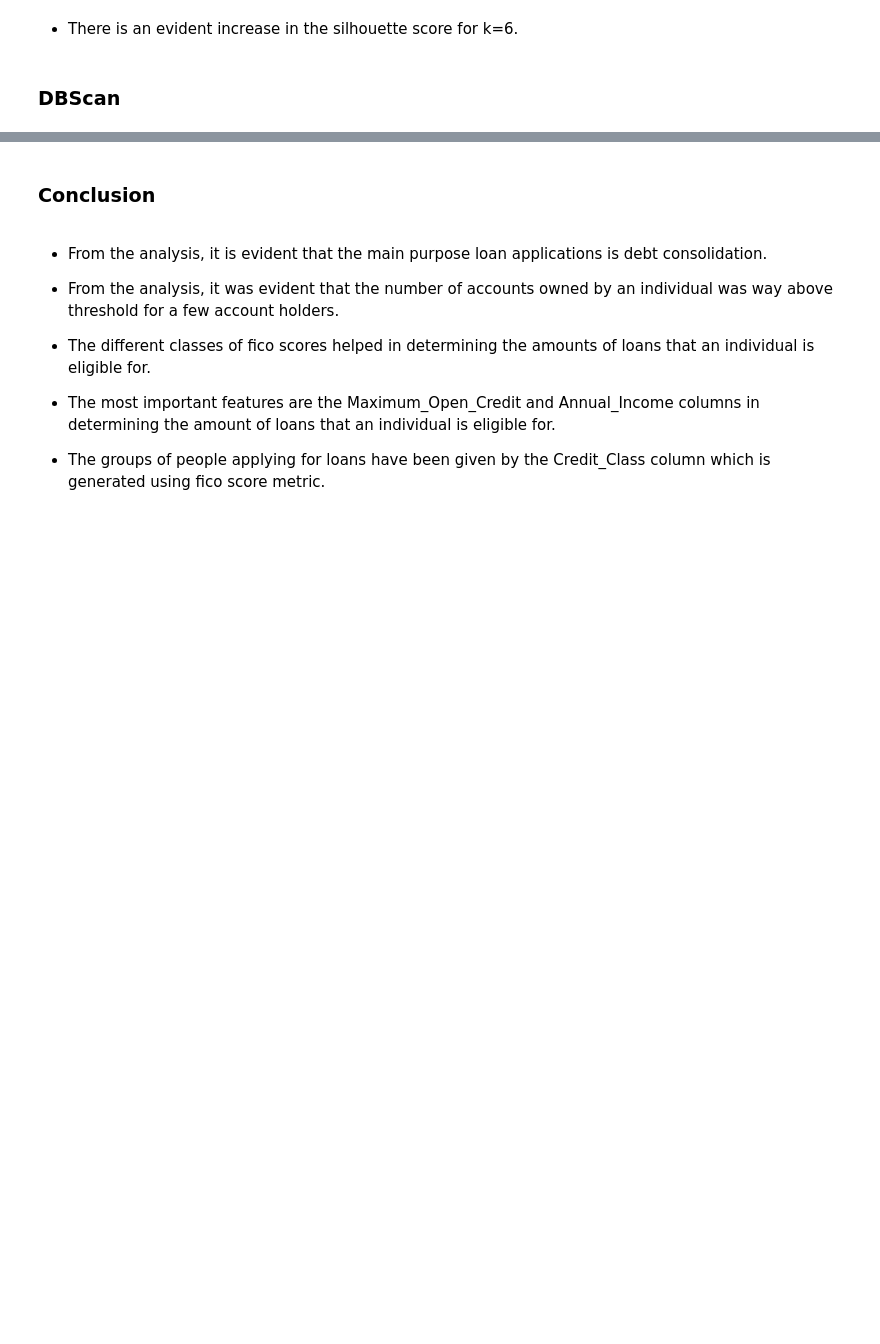
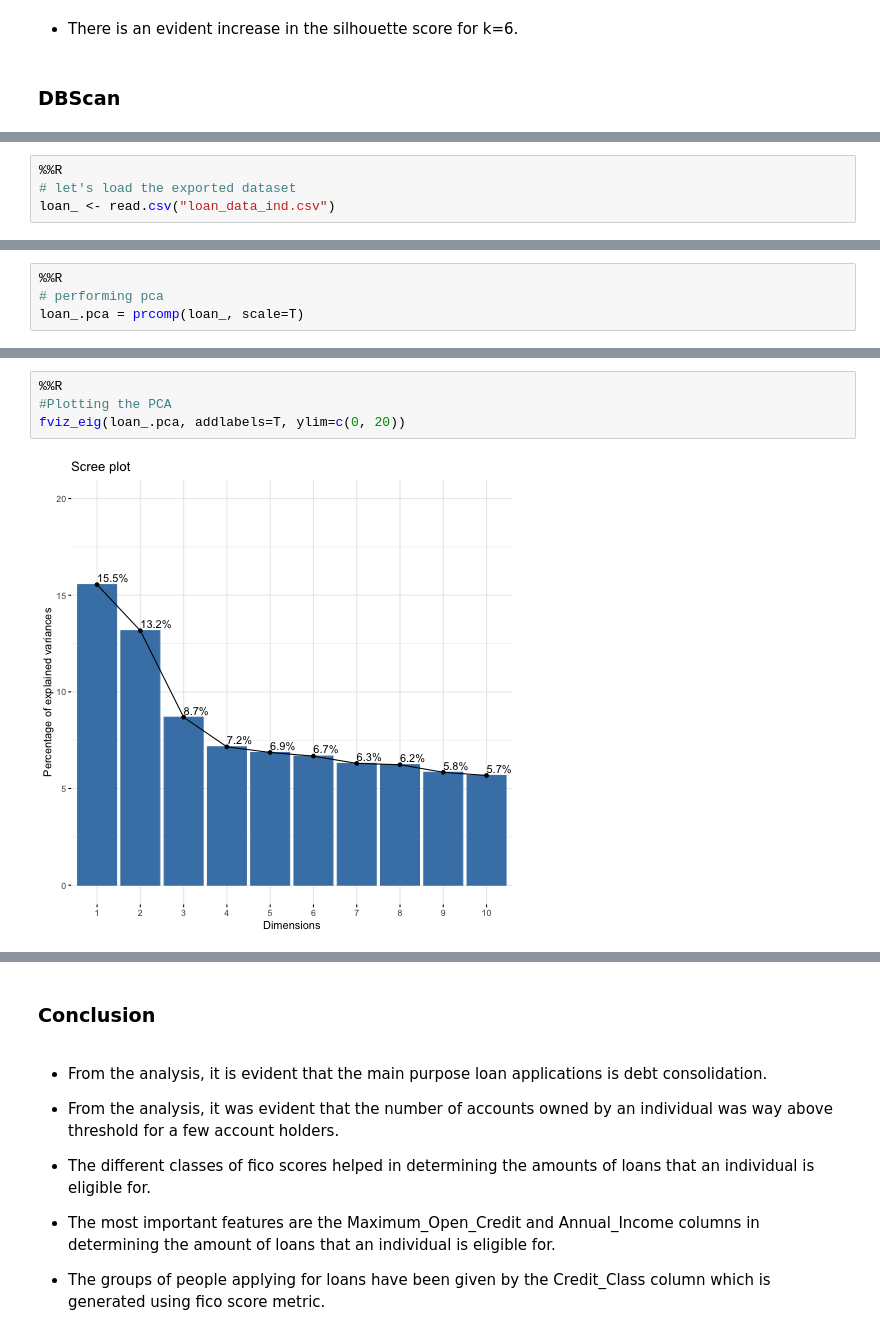
Before and after one commit to CHRISTOROMO/Bank-Loan-Status-Classification, a Jupyter notebook: Loan_Status_Classification.ipynb, the cells around one changed output, grey strips where cells are left out. Drawn from its saved outputs; the diff is of its cells as text; blank space fills up the shorter version.

```diff
--- a/Loan_Status_Classification.ipynb
+++ b/Loan_Status_Classification.ipynb
@@ -1014,0 +1049,4 @@ plt.show()  # showing the plot
+# %%
+%%R
+# let's load the exported dataset
+loan_ <- read.csv("loan_data_ind.csv")
@@ -1014,0 +1080,4 @@ plt.show()  # showing the plot
+# %%
+%%R
+# performing pca
+loan_.pca = prcomp(loan_, scale=T)
@@ -1014,0 +1119,6 @@ plt.show()  # showing the plot
+# %%
+%%R
+#Plotting the PCA
+fviz_eig(loan_.pca, addlabels=T, ylim=c(0, 20))
+# %% [output]
+[figure, added]
```
Also changed, not shown: parts of 16 cells of this notebook, 3 other files.
